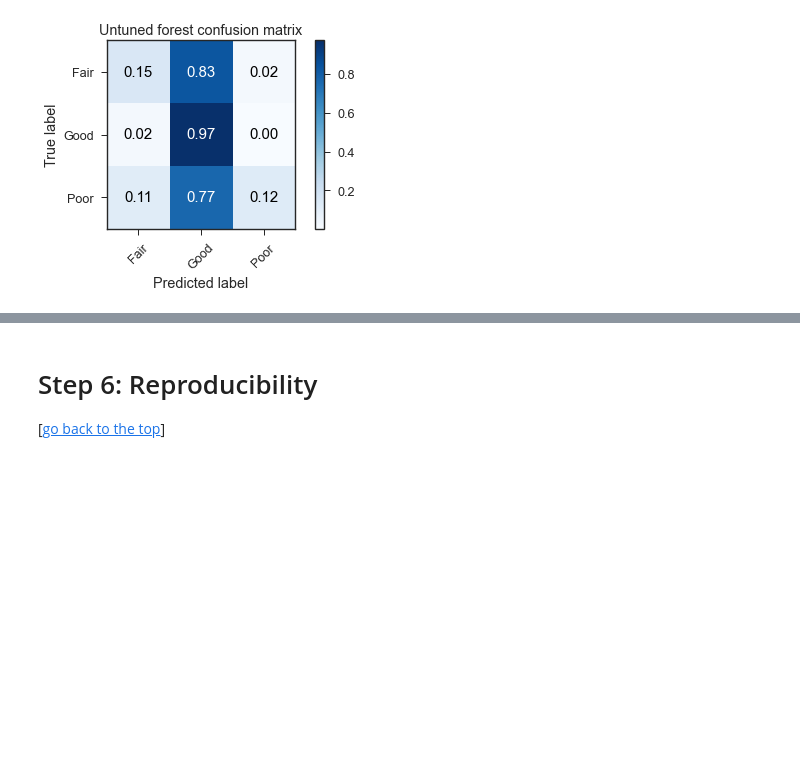
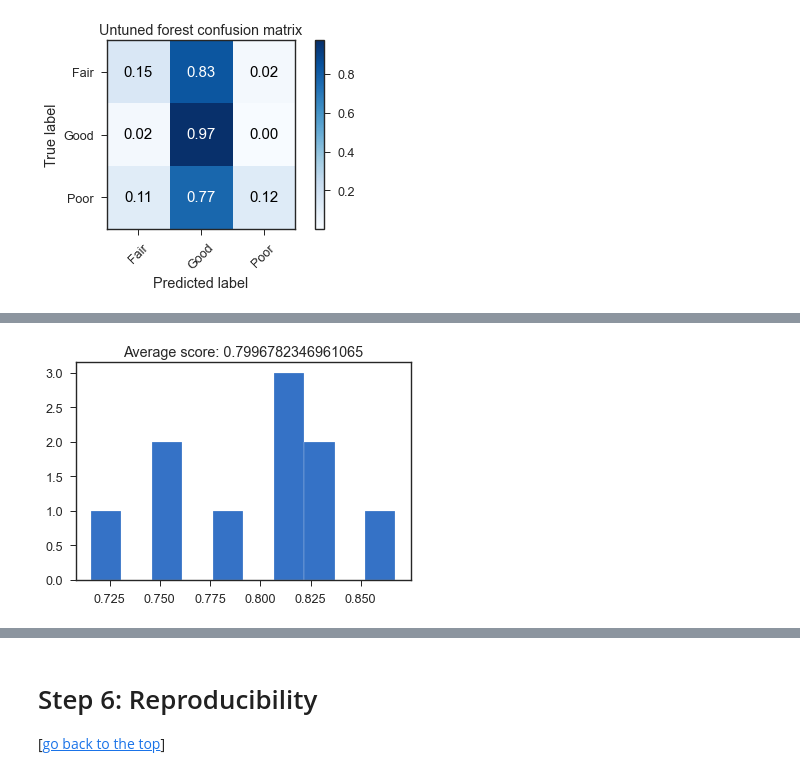
Before and after one commit to p-szymo/nyc_trees, a Jupyter notebook: eda_modeling_evaluation.ipynb, the cells around one changed output, grey strips where cells are left out. Cells and saved outputs as stored; diff of their text form; code cells hidden in the pictures; blank space fills up the shorter version.

```diff
--- a/eda_modeling_evaluation.ipynb
+++ b/eda_modeling_evaluation.ipynb
@@ -2012,0 +1992,14 @@ my_scorer = make_scorer(good_precision, greater_is_better=True)
+# %%
+%%time
+
+# instantiate baseline model
+dt_classifier = DecisionTreeClassifier(class_weight='balanced', random_state=99)
+
+# cross_val_score returns a list of the scores, which I can visualize
+# to get a reasonable estimate of the classifier's performance
+cv_scores = cross_val_score(dt_classifier, X, y, cv=10, scoring=my_scorer, n_jobs=-1)
+plt.hist(cv_scores)
+plt.title(f'Average score: {np.mean(cv_scores)}')
+plt.show();
+# %% [output]
+[figure, added]
```
Also changed, not shown: parts of 83 cells of this notebook, 10 other files.
